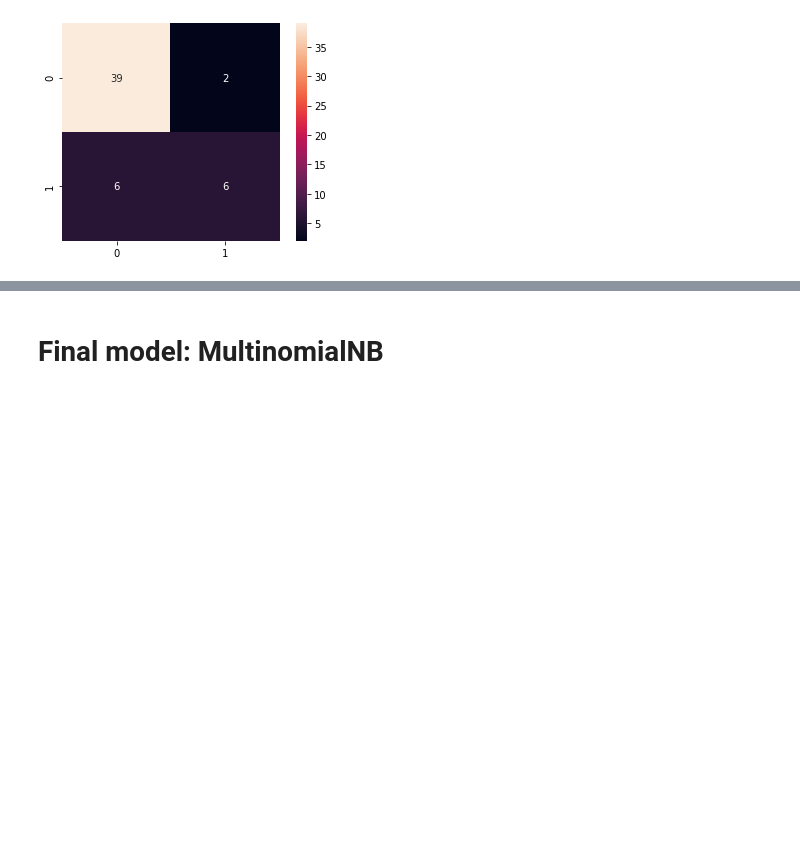
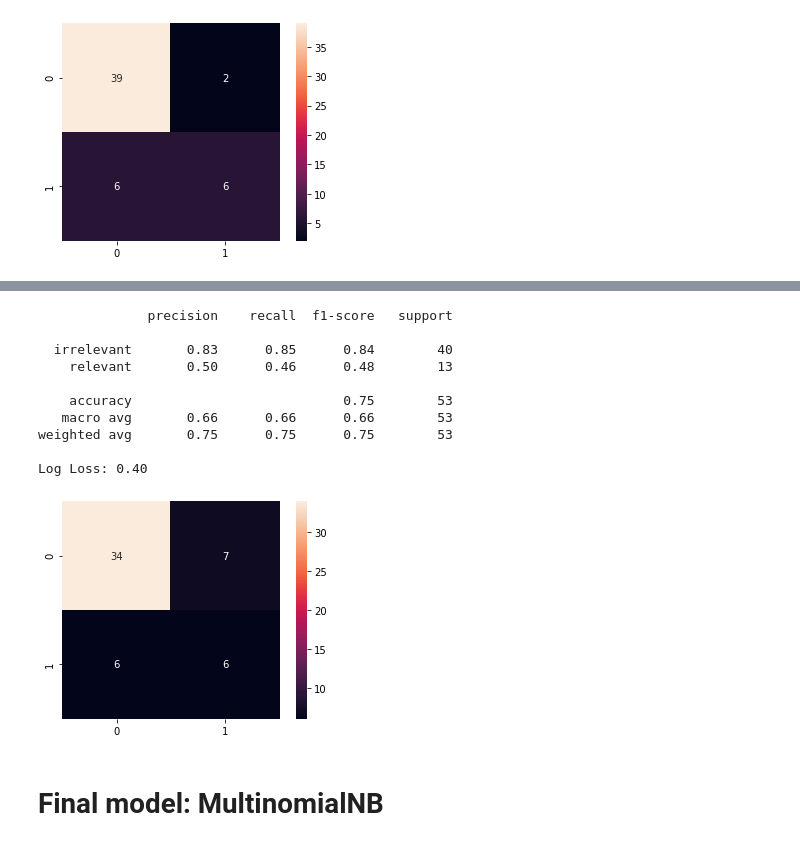
Before and after one commit to Isaac1o/CDFW, a Jupyter notebook: twitter/coyotes/notebooks/model_selection.ipynb, the cells around one changed output, grey strips where cells are left out. Cells and saved outputs as stored; diff of their text form; code cells hidden in the pictures; blank space fills up the shorter version.

```diff
--- a/twitter/coyotes/notebooks/model_selection.ipynb
+++ b/twitter/coyotes/notebooks/model_selection.ipynb
@@ -439,3 +477,17 @@ Log Loss: 0.54
+# %%
+print_scores(final_svg, y_test, X_test)
+# %% [output]
+              precision    recall  f1-score   support
+
+  irrelevant       0.83      0.85      0.84        40
+    relevant       0.50      0.46      0.48        13
+
+    accuracy                           0.75        53
+   macro avg       0.66      0.66      0.66        53
+weighted avg       0.75      0.75      0.75        53
+
+Log Loss: 0.40
+[figure, added]
 # %% [markdown]
 # Final model: MultinomialNB
 # %%
```
Also changed, not shown: parts of 5 cells of this notebook, 10 other files.
